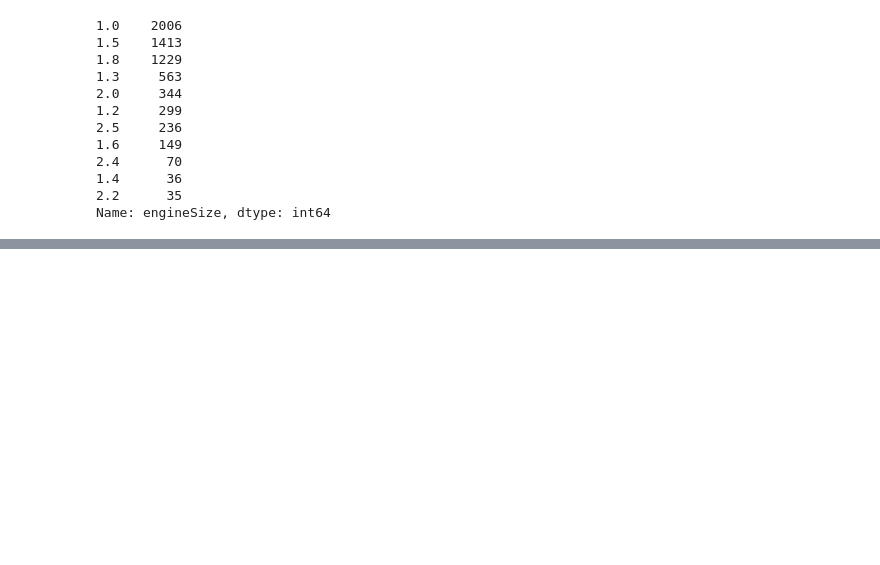
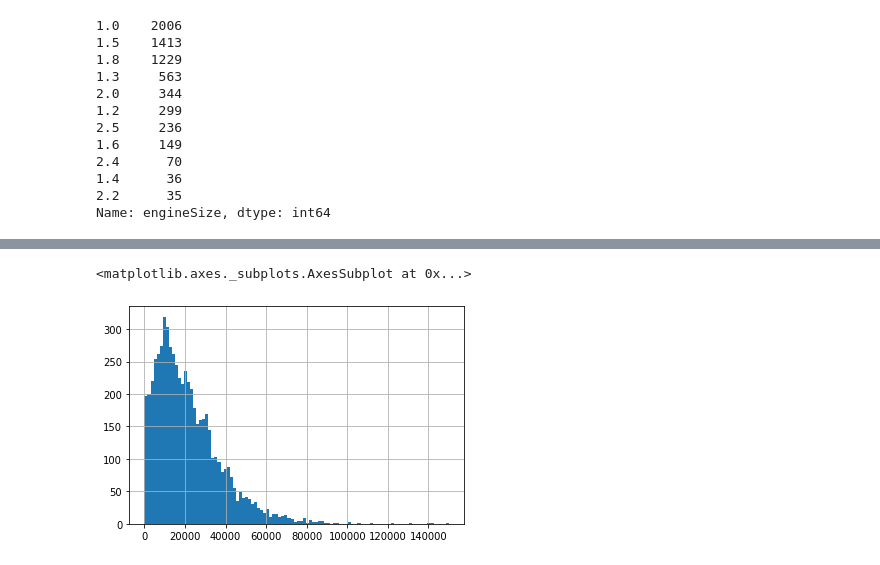
Before and after one commit to Raanank10/UK_Used_Car_Data, a Jupyter notebook: 100000_UK_Used_Car_Data_set_regression_project_.ipynb, the cells around one changed output, grey strips where cells are left out. Saved outputs shown, nothing was run; the diff lists cells and outputs as text; code cells hidden in the pictures; blank space fills up the shorter version.

```diff
--- a/100000_UK_Used_Car_Data_set_regression_project_.ipynb
+++ b/100000_UK_Used_Car_Data_set_regression_project_.ipynb
@@ -286,3 +325,8 @@ Name: engineSize, dtype: int64
+# %%
+unique_Toyota.mileage.hist(bins=100)
+# %% [output]
+<matplotlib.axes._subplots.AxesSubplot at 0x...>
+[figure, added]
 # %%
 unique_Toyota.describe()
 # %% [output]
```
Also changed, not shown: parts of 15 cells of this notebook.
